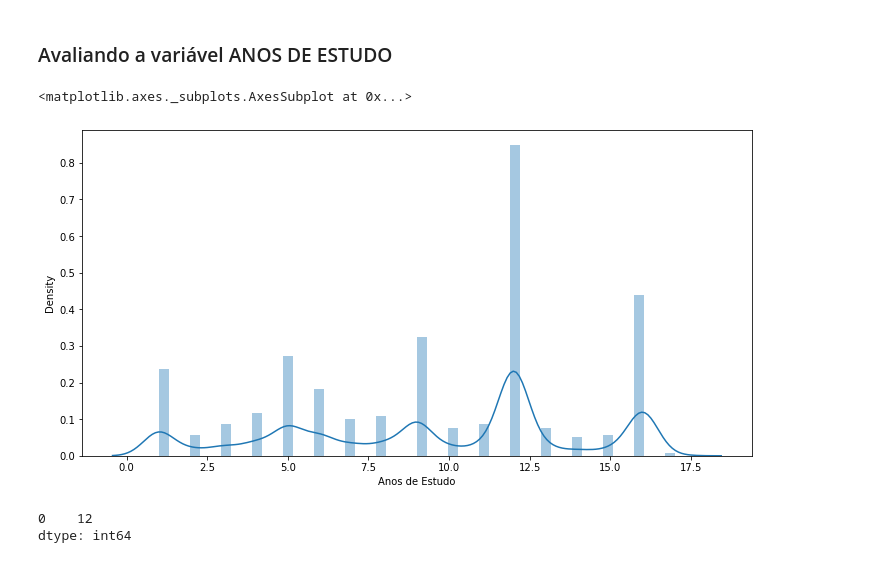
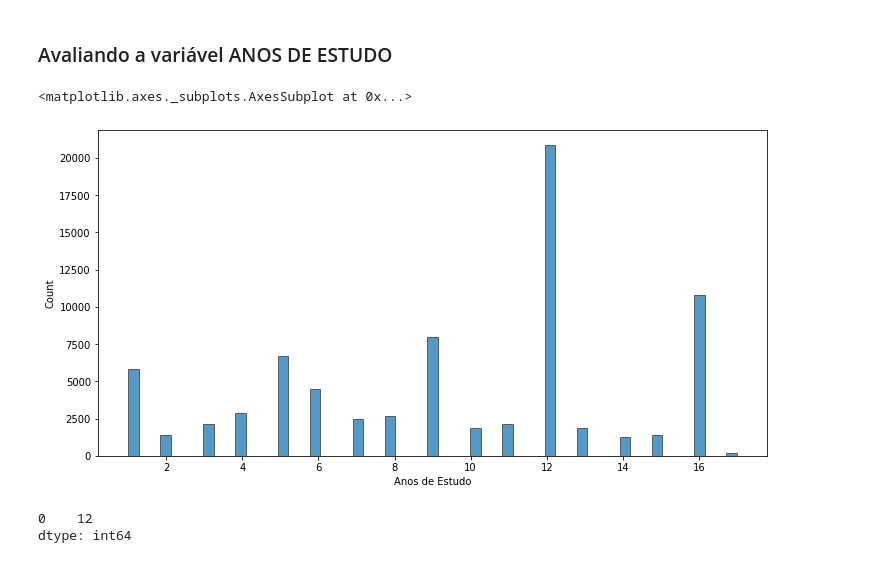
Before and after one commit to caroollimabr/Python_Statistics, a Jupyter notebook: Curso_de_Estatística_Parte_1.ipynb, the cells around one changed output. Cells and saved outputs as stored; diff of their text form; code cells hidden in the pictures.

```diff
--- a/Curso_de_Estatística_Parte_1.ipynb
+++ b/Curso_de_Estatística_Parte_1.ipynb
@@ -1066,12 +1066,12 @@ True
 # %% [markdown]
 ### Avaliando a variável ANOS DE ESTUDO
 # %%
-ax = sns.distplot(dados['Anos de Estudo'])
+ax = sns.histplot(dados['Anos de Estudo'])
 ax.figure.set_size_inches(12,6)
 ax
 # %% [output]
 <matplotlib.axes._subplots.AxesSubplot at 0x...>
-[figure, old version]
+[figure, new version]
 # %%
 moda = dados['Anos de Estudo'].mode()  # maior frequencia
 moda
```
Also changed, not shown: parts of 5 cells of this notebook.
